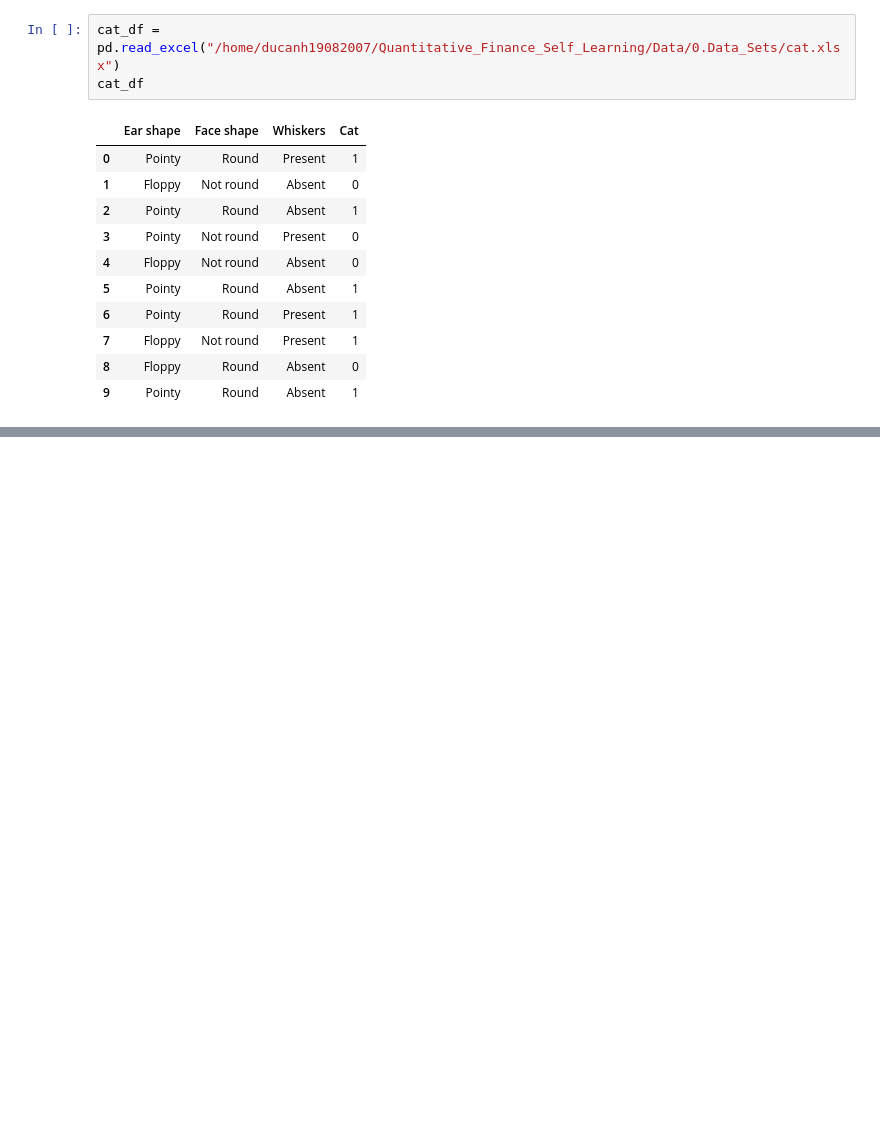
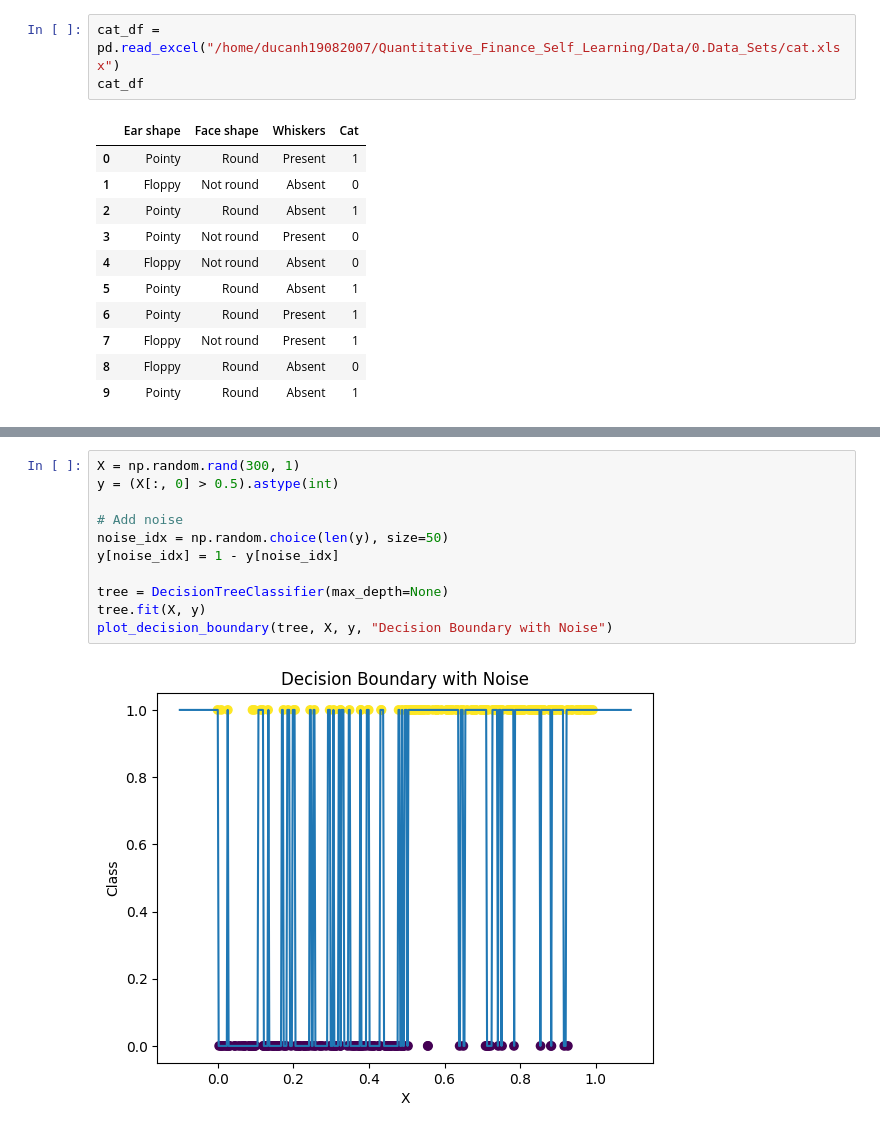
Before and after one commit to ducanh19082007/Quantitative_Finance_Self_Learning, a Jupyter notebook: Machine_Learning/Decision_Tree_Algo/Decision_Tree_Algo_Classification.ipynb, the cells around one changed output, grey strips where cells are left out. Drawn from its saved outputs; the diff is of its cells as text; blank space fills up the shorter version.

```diff
--- a/Machine_Learning/Decision_Tree_Algo/Decision_Tree_Algo_Classification.ipynb
+++ b/Machine_Learning/Decision_Tree_Algo/Decision_Tree_Algo_Classification.ipynb
@@ -197,0 +267,13 @@ plt.show()
+# %%
+X = np.random.rand(300, 1)
+y = (X[:, 0] > 0.5).astype(int)
+
+# Add noise
+noise_idx = np.random.choice(len(y), size=50)
+y[noise_idx] = 1 - y[noise_idx]
+
+tree = DecisionTreeClassifier(max_depth=None)
+tree.fit(X, y)
+plot_decision_boundary(tree, X, y, "Decision Boundary with Noise")
+# %% [output]
+[figure, added]
```
Also changed, not shown: parts of 9 cells of this notebook, 7 other files.
